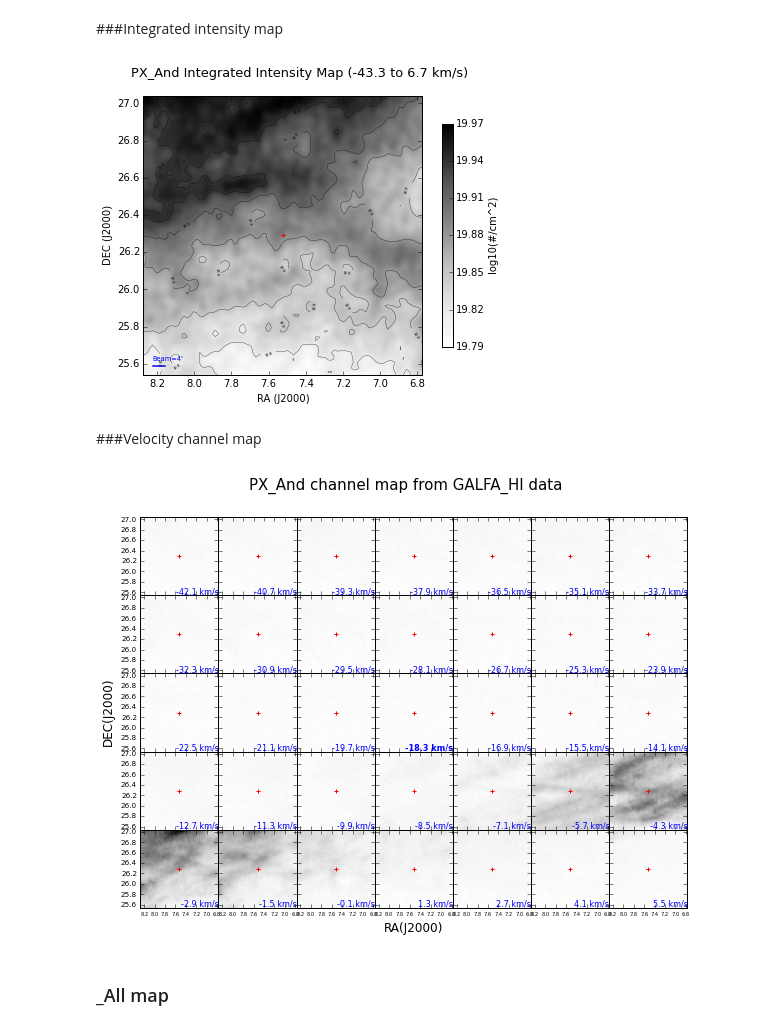
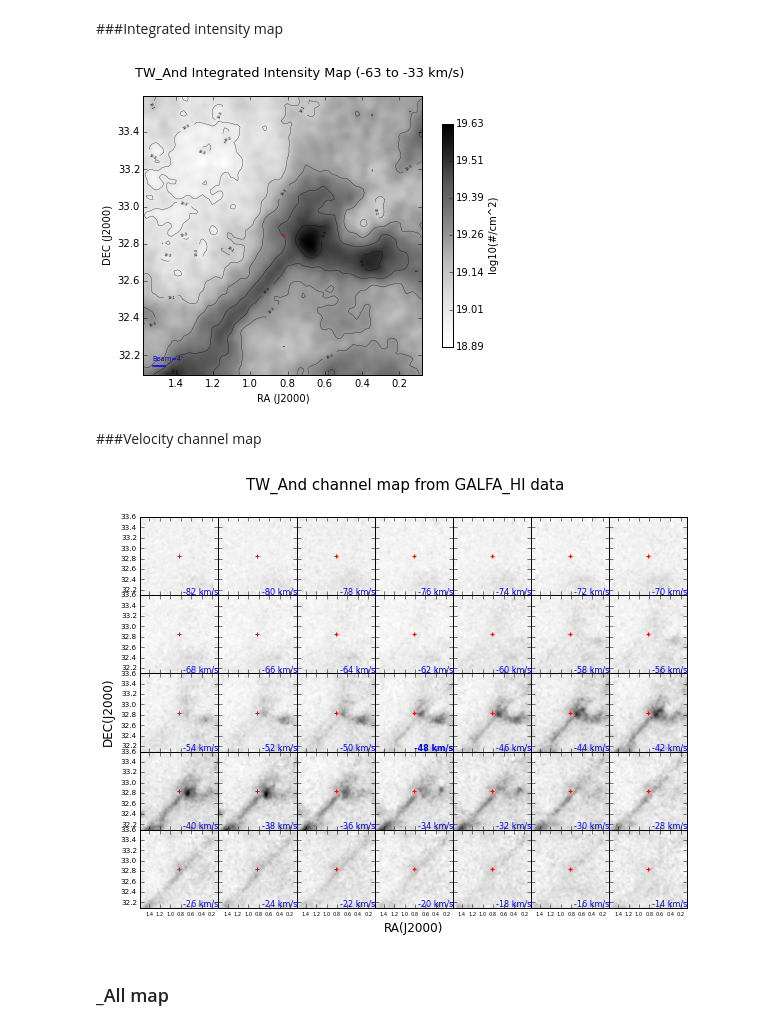
Before and after one commit to LLi1996/GALFA_NOVASHELLS, a Jupyter notebook: run_GALFA_Larry.ipynb, the cells around one changed output. Cells and saved outputs as stored; diff of their text form; code cells hidden in the pictures.

```diff
--- a/run_GALFA_Larry.ipynb
+++ b/run_GALFA_Larry.ipynb
@@ -12,13 +12,13 @@ import numpy as np
 import run_GALFA_functions_Larry as pf # as in "Plotting Functions"
 # %%
 # get target info
-cycle = 'cycle_test'
+cycle = 'cycle_algol1'
 
-objectName = 'PX_And'
-objectRA = 7.524208333
-objectDEC = 26.29066667
-objectGamma = -18.3
-objectGammaError = 24.8
+objectName = 'TW_And'
+objectRA = 0.82596
+objectDEC = 32.84586
+objectGamma = -48
+objectGammaError = 2
 pf.setTargetInfo(name=objectName, raCoord=objectRA, decCoord=objectDEC,
                  gamma=objectGamma, gammaE=objectGammaError, c=cycle)
 
@@ -85,14 +85,14 @@ pf.plotNearbySpectrum(objectName, objectRA, objectDEC, boxSize=8, closefig='no')
 reload(pf)
 pf.makeIntegratedIntensityMap(objectName, objectRA, objectDEC, 90, 90, closefig='no')
 # %% [output]
-[figure, old version]
+[figure, new version]
 # %% [markdown]
 ###Velocity channel map
 # %%
 reload(pf)
-pf.makeVelocityChannelMaps(objectName, objectRA, objectDEC, 90, 90, vSeparation=.5, closefig='no')
+pf.makeVelocityChannelMaps(objectName, objectRA, objectDEC, 90, 90, vSeparation=2, closefig='no')
 # %% [output]
-[figure, old version]
+[figure, new version]
 # %% [markdown]
 ### _All map
 # %%
```
Also changed, not shown: parts of 6 cells of this notebook, 1 other file.
